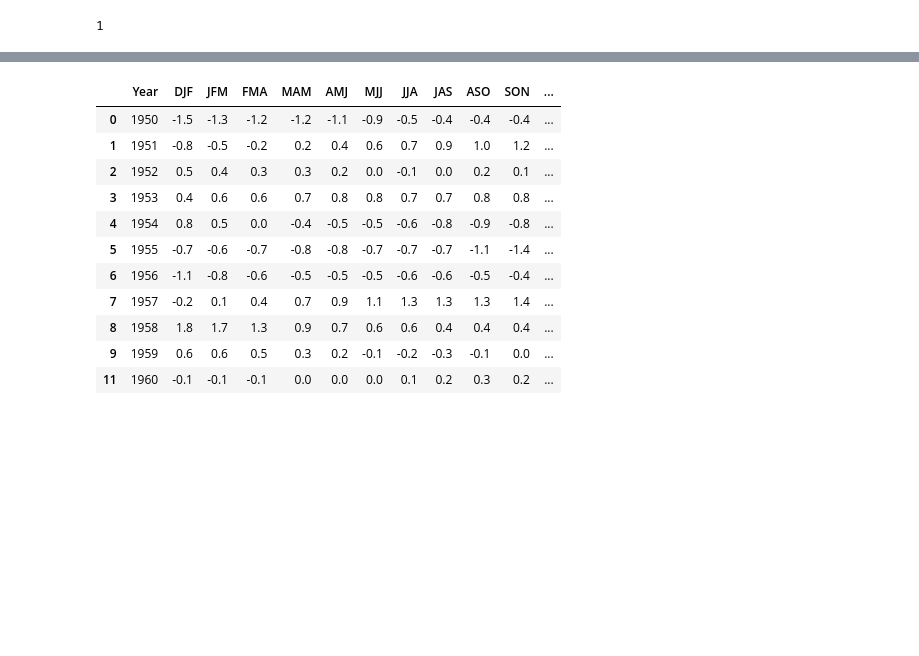
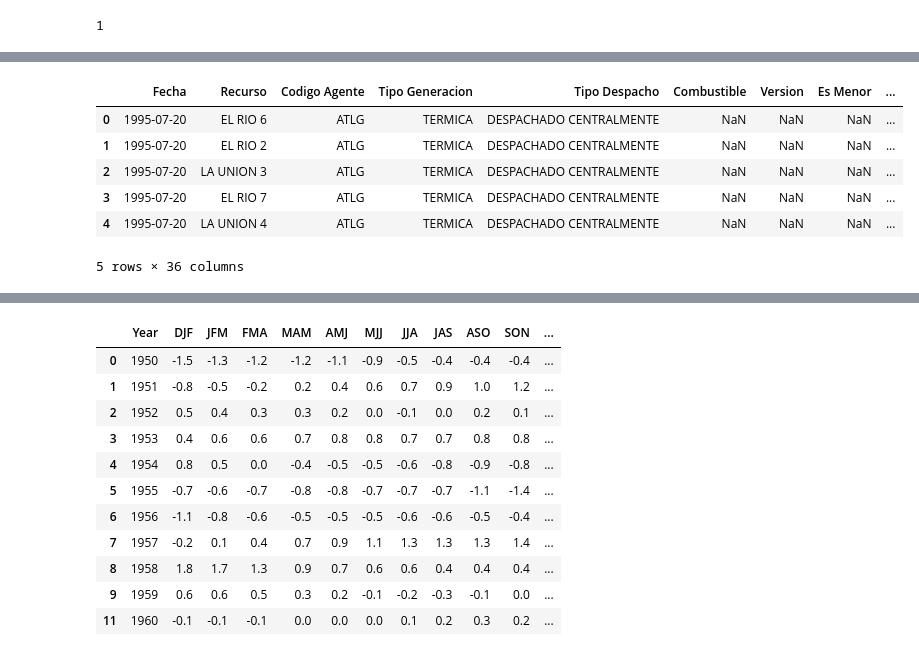
Before and after one commit to Mateoferrnandez/newgridproject, a Jupyter notebook: Untitled-1.ipynb, the cells around one changed output, grey strips where cells are left out. Drawn from its saved outputs; the diff is of its cells as text; code cells hidden in the pictures; blank space fills up the shorter version.

```diff
--- a/Untitled-1.ipynb
+++ b/Untitled-1.ipynb
@@ -98,5 +99,3 @@ dataframes.append(df28)
 print(1)
 # %% [output]
 1
-# %%
-df=pd.read_csv("forestfires.csv")
@@ -111,0 +180,6 @@ df.head()
+# %%
+# Replace "Solar" with "SOLAR" in the "Tipo Generacion" column
+union["Tipo Generacion"] = union["Tipo Generacion"].replace("Solar", "SOLAR")
+
+# Display the count of unique values in the "Tipo Generacion" column after the replacement
+print(union["Tipo Generacion"].value_counts())
@@ -111,0 +194,30 @@ df.head()
+# %%
+
+
+# Calculate a new column "Total" that is the sum of all numeric columns for each row
+union["Total"] = union.sum(numeric_only=True, axis=1)
+
+# Rearrange the columns of the DataFrame 'union' selecting only the specified columns
+union = union[['Fecha', 'Recurso', 'Codigo Agente', 'Tipo Generacion', 'Tipo Despacho', 'Combustible', 'Version',
+               'Es Menor', 'Es Autogenerador', 'Codigo Recurso', 'Clasificacion', '0', '1', '2', '3', '4', '5', '6',
+               '7', '8', '9', '10', '11', '12', '13', '14', '15', '16', '17', '18', '19', '20', '21', '22', '23', 'Total']]
+
+# Convert numeric values from KWH to GWH by dividing each value by 1,000,000
+for i in union.columns:
+    try:
+        # Try to apply the division only to numeric columns
+        union[i] = union[i].apply(lambda x: x / 1000000)
+    except:
+        # If an error occurs (e.g., if the column is not numeric), skip to the next column
+        pass
+
+# Display the first few rows of the DataFrame to verify the changes
+union.head()
+# %% [output]
+|  | Fecha | Recurso | Codigo Agente | Tipo Generacion | Tipo Despacho | Combustible | Version | Es Menor | ... |
+| 0 | 1995-07-20 | EL RIO 6 | ATLG | TERMICA | DESPACHADO CENTRALMENTE | NaN | NaN | NaN | ... |
+| 1 | 1995-07-20 | EL RIO 2 | ATLG | TERMICA | DESPACHADO CENTRALMENTE | NaN | NaN | NaN | ... |
+| 2 | 1995-07-20 | LA UNION 3 | ATLG | TERMICA | DESPACHADO CENTRALMENTE | NaN | NaN | NaN | ... |
+| 3 | 1995-07-20 | EL RIO 7 | ATLG | TERMICA | DESPACHADO CENTRALMENTE | NaN | NaN | NaN | ... |
+| 4 | 1995-07-20 | LA UNION 4 | ATLG | TERMICA | DESPACHADO CENTRALMENTE | NaN | NaN | NaN | ... |
+5 rows × 36 columns
```
Also changed, not shown: parts of 20 cells of this notebook.
